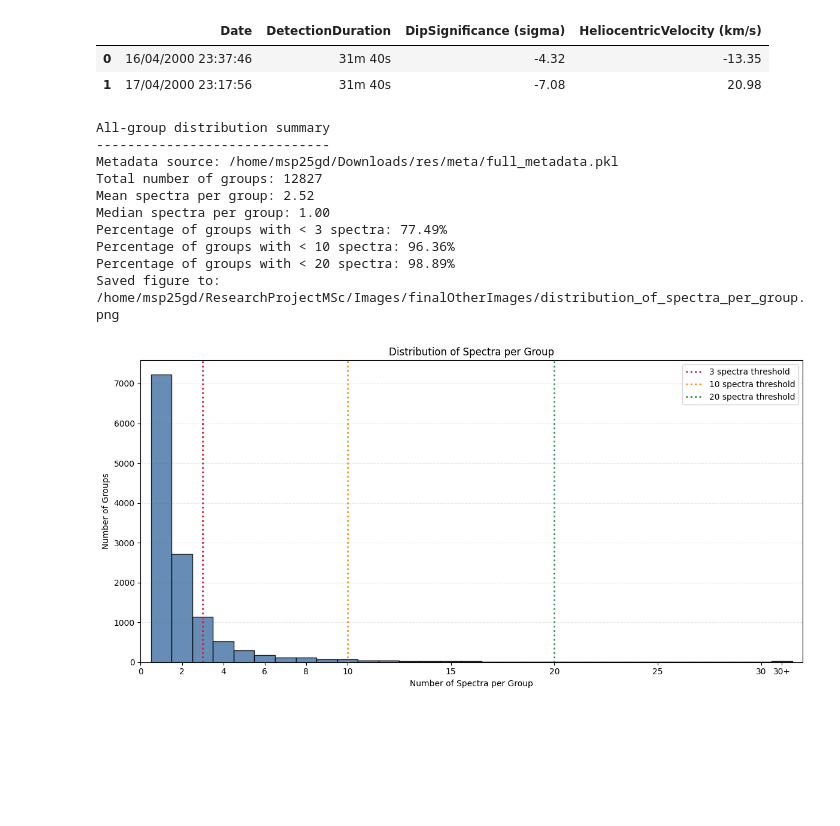
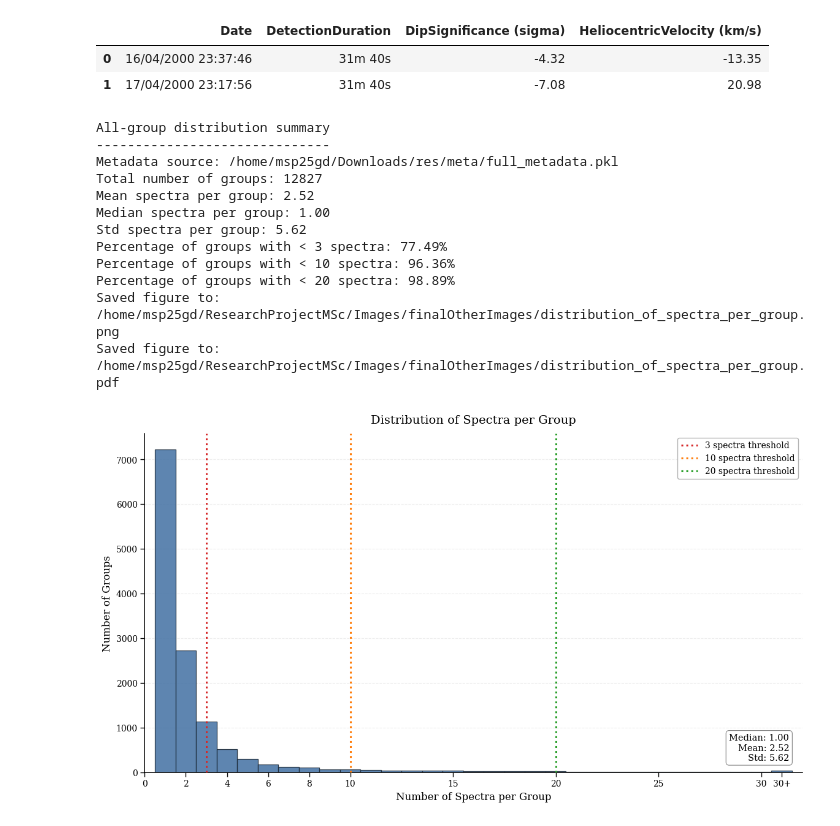
Before and after one commit to AstroHohen/ResearchProjectMSc, a Jupyter notebook: stats/stats.ipynb, the cells around one changed output. Drawn from its saved outputs; the diff is of its cells as text; code cells hidden in the pictures; blank space fills up the shorter version.

```diff
--- a/stats/stats.ipynb
+++ b/stats/stats.ipynb
@@ -493,6 +501,17 @@ import numpy as np
 import pandas as pd
 import matplotlib.pyplot as plt
 from matplotlib.ticker import ScalarFormatter
+
+# Publication-like plot styling.
+plt.rcParams.update({
+    'font.family': 'serif',
+    'font.size': 11,
+    'axes.titlesize': 14,
+    'axes.labelsize': 12,
+    'legend.fontsize': 10,
+    'xtick.labelsize': 10,
+    'ytick.labelsize': 10,
+})
 
 # Load metadata from the full sample (fallback to metadata.pkl if full_metadata.pkl is absent).
 candidate_paths = [
@@ -521,6 +540,7 @@ group_sizes = meta_df.groupby(group_col, dropna=False).size().rename('spectra_pe
 total_groups = int(group_sizes.shape[0])
 mean_size = float(group_sizes.mean())
 median_size = float(group_sizes.median())
+std_size = float(group_sizes.std())
 
 pct_below_3 = 100.0 * float((group_sizes < 3).mean())
 pct_below_10 = 100.0 * float((group_sizes < 10).mean())
@@ -533,6 +553,7 @@ summary_text = (
     f'Total number of groups: {total_groups}\n'
     f'Mean spectra per group: {mean_size:.2f}\n'
     f'Median spectra per group: {median_size:.2f}\n'
+    f'Std spectra per group: {std_size:.2f}\n'
     f'Percentage of groups with < 3 spectra: {pct_below_3:.2f}%\n'
     f'Percentage of groups with < 10 spectra: {pct_below_10:.2f}%\n'
     f'Percentage of groups with < 20 spectra: {pct_below_20:.2f}%'
@@ -546,49 +567,89 @@ plot_values[plot_values > 30] = 31
 # Bins: 1-width bins for 1..30 plus one overflow bin at 30+ (value 31).
 bins = np.arange(0.5, 32.5, 1)
 
-fig, ax = plt.subplots(figsize=(12, 6))
-ax.hist(plot_values, bins=bins, color='#4C78A8', edgecolor='black', alpha=0.85)
+fig, ax = plt.subplots(figsize=(11.5, 6.4), constrained_layout=True)
+ax.hist(
+    plot_values,
+    bins=bins,
+    color='#4C78A8',
+    edgecolor='#1f2d3d',
+    linewidth=0.9,
+    alpha=0.90,
+    zorder=2,
+)
 
-ax.axvline(3, color='crimson', linestyle=':', linewidth=2, label='3 spectra threshold')
-ax.axvline(10, color='darkorange', linestyle=':', linewidth=2, label='10 spectra threshold')
-ax.axvline(20, color='seagreen', linestyle=':', linewidth=2, label='20 spectra threshold')
+ax.axvline(3, color='#D62728', linestyle=':', linewidth=2.2, label='3 spectra threshold', zorder=3)
+ax.axvline(10, color='#FF7F0E', linestyle=':', linewidth=2.2, label='10 spectra threshold', zorder=3)
+ax.axvline(20, color='#2CA02C', linestyle=':', linewidth=2.2, label='20 spectra threshold', zorder=3)
 
 # Start the chart at (0, 0) and keep plain numeric x labels.
 ax.set_xlim(left=0, right=32)
 ax.set_ylim(bottom=0)
 ax.xaxis.set_major_formatter(ScalarFormatter())
 ax.ticklabel_format(style='plain', axis='x')
 
 # Custom ticks with final overflow label.
 xticks = [0, 2, 4, 6, 8, 10, 15, 20, 25, 30, 31]
 xlabels = ['0', '2', '4', '6', '8', '10', '15', '20', '25', '30', '30+']
 ax.set_xticks(xticks)
 ax.set_xticklabels(xlabels)
 
+# Fine styling suited for publication.
+ax.spines['top'].set_visible(False)
+ax.spines['right'].set_visible(False)
+ax.spines['left'].set_linewidth(1.1)
+ax.spines['bottom'].set_linewidth(1.1)
+ax.tick_params(axis='both', which='major', length=5, width=1.0)
+
 ax.set_xlabel('Number of Spectra per Group')
 ax.set_ylabel('Number of Groups')
-ax.set_title('Distribution of Spectra per Group')
-ax.grid(axis='y', alpha=0.3, linestyle='--')
+ax.set_title('Distribution of Spectra per Group', pad=12)
+ax.grid(axis='y', alpha=0.22, linestyle='--', linewidth=0.8, zorder=1)
 ax.set_axisbelow(True)
-ax.legend()
+ax.legend(loc='upper right', frameon=True, framealpha=0.95, edgecolor='#b0b0b0')
+
+# Bottom-right stats box inside the plot.
+stats_box = (
+    f'Median: {median_size:.2f}\n'
+    f'Mean: {mean_size:.2f}\n'
+    f'Std: {std_size:.2f}'
+)
+ax.text(
+    0.98, 0.03, stats_box,
+    transform=ax.transAxes,
+    ha='right',
+    va='bottom',
+    fontsize=10.5,
+    bbox=dict(
+        boxstyle='round,pad=0.35',
+        facecolor='white',
+        alpha=0.93,
+        edgecolor='#7f7f7f',
+        linewidth=0.8,
+    ),
+)
 
 save_dir = '/home/msp25gd/ResearchProjectMSc/Images/finalOtherImages'
 os.makedirs(save_dir, exist_ok=True)
-save_path = os.path.join(save_dir, 'distribution_of_spectra_per_group.png')
-plt.savefig(save_path, dpi=300, bbox_inches='tight')
-print(f'Saved figure to: {save_path}')
+save_path_png = os.path.join(save_dir, 'distribution_of_spectra_per_group.png')
+save_path_pdf = os.path.join(save_dir, 'distribution_of_spectra_per_group.pdf')
+fig.savefig(save_path_png, dpi=400, bbox_inches='tight')
+fig.savefig(save_path_pdf, bbox_inches='tight')
+print(f'Saved figure to: {save_path_png}')
+print(f'Saved figure to: {save_path_pdf}')
 
-plt.tight_layout()
 plt.show()
 # %% [output]
 All-group distribution summary
 ------------------------------
 Metadata source: /home/msp25gd/Downloads/res/meta/full_metadata.pkl
 Total number of groups: 12827
 Mean spectra per group: 2.52
 Median spectra per group: 1.00
+Std spectra per group: 5.62
 Percentage of groups with < 3 spectra: 77.49%
 Percentage of groups with < 10 spectra: 96.36%
 Percentage of groups with < 20 spectra: 98.89%
 Saved figure to: /home/msp25gd/ResearchProjectMSc/Images/finalOtherImages/distribution_of_spectra_per_group.png
+Saved figure to: /home/msp25gd/ResearchProjectMSc/Images/finalOtherImages/distribution_of_spectra_per_group.pdf
-[figure, old version]
+[figure, new version]
```
Also changed, not shown: parts of 6 cells of this notebook, 12 other files.
